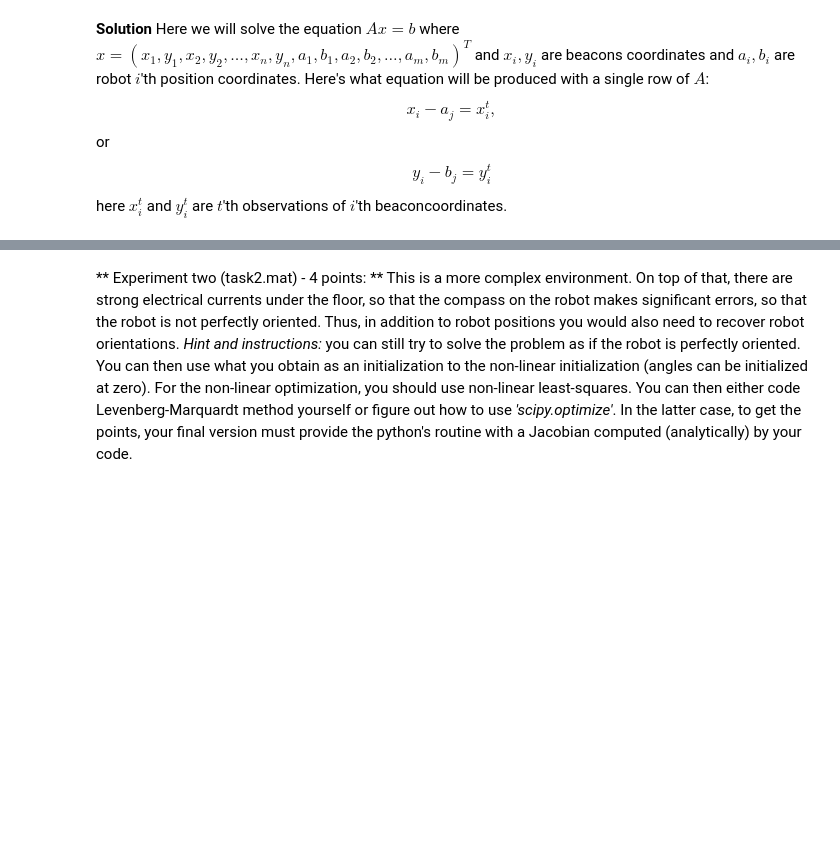
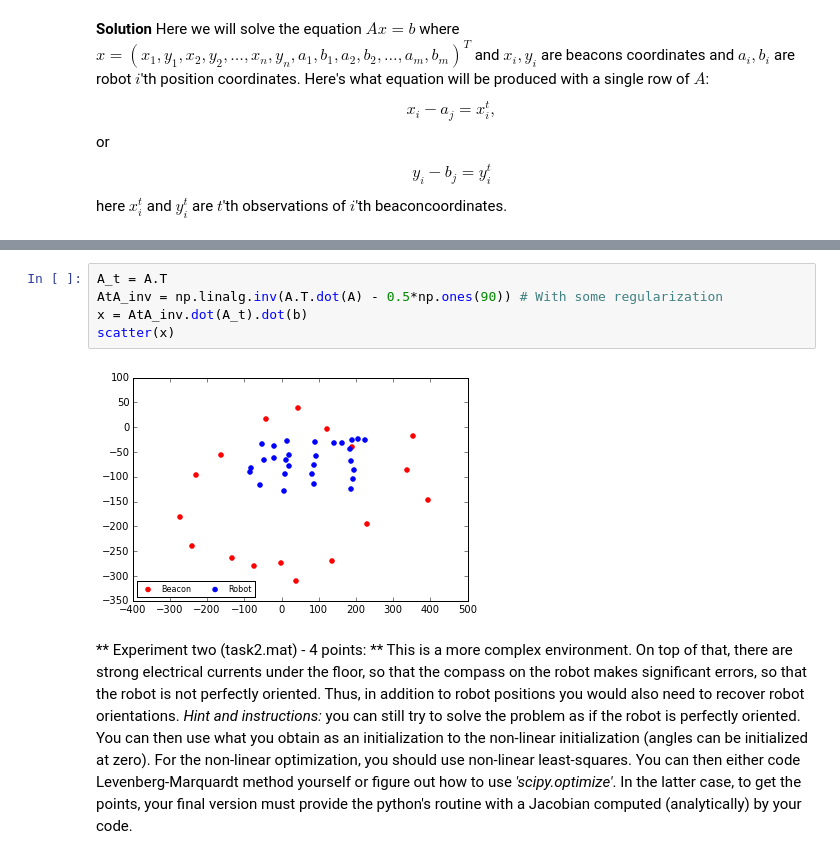
Before and after one commit to ivanovak/SK_OM2015, a Jupyter notebook: Assignment4/task.ipynb, the cells around one changed output, grey strips where cells are left out. Drawn from its saved outputs; the diff is of its cells as text; blank space fills up the shorter version.

```diff
--- a/Assignment4/task.ipynb
+++ b/Assignment4/task.ipynb
@@ -81,3 +91,10 @@ t[0:2*2]
+# %%
+A_t = A.T
+AtA_inv = np.linalg.inv(A.T.dot(A) - 0.5*np.ones(90)) # With some regularization
+x = AtA_inv.dot(A_t).dot(b)
+scatter(x)
+# %% [output]
+[figure, added]
 # %% [markdown]
 ** Experiment two (task2.mat) - 4 points: ** This is a more complex environment. On top of that, there are strong electrical currents under the floor, so that the compass on the robot makes significant errors, so that the robot is not perfectly oriented. Thus, in addition to robot positions you would also need to recover robot orientations. *Hint and instructions:* you can still try to solve the problem as if the robot is perfectly oriented. You can then use what you obtain as an initialization to the non-linear initialization (angles can be initialized at zero). For the non-linear optimization, you should use non-linear least-squares. You can then either code Levenberg-Marquardt method yourself or figure out how to use *'scipy.optimize'*. In the latter case, to get the points, your final version must provide the python's routine with a Jacobian computed (analytically) by your code.
 # %%
```
Also changed, not shown: parts of 4 cells of this notebook.
